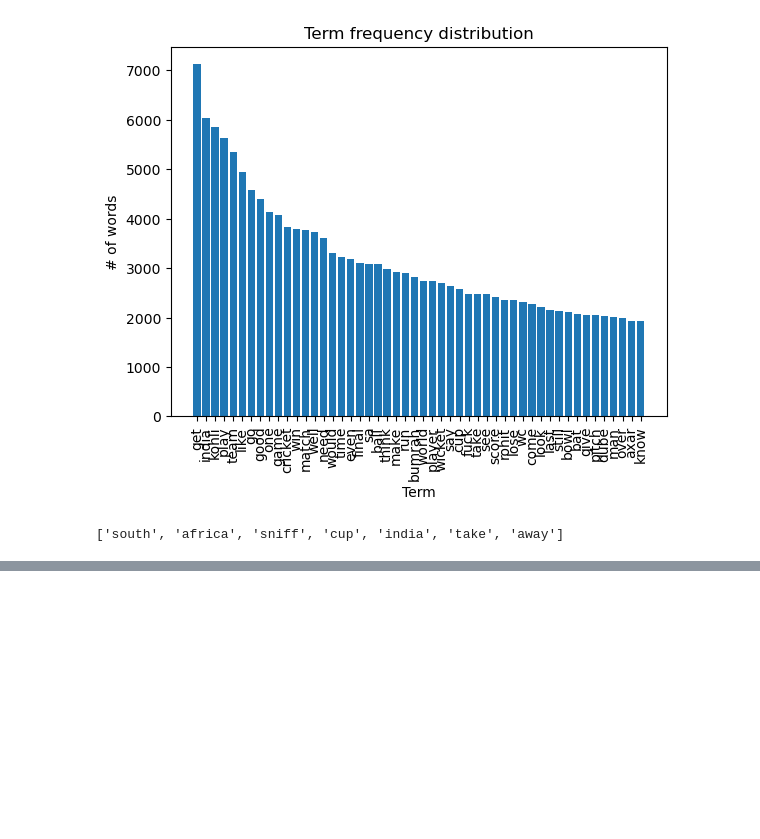
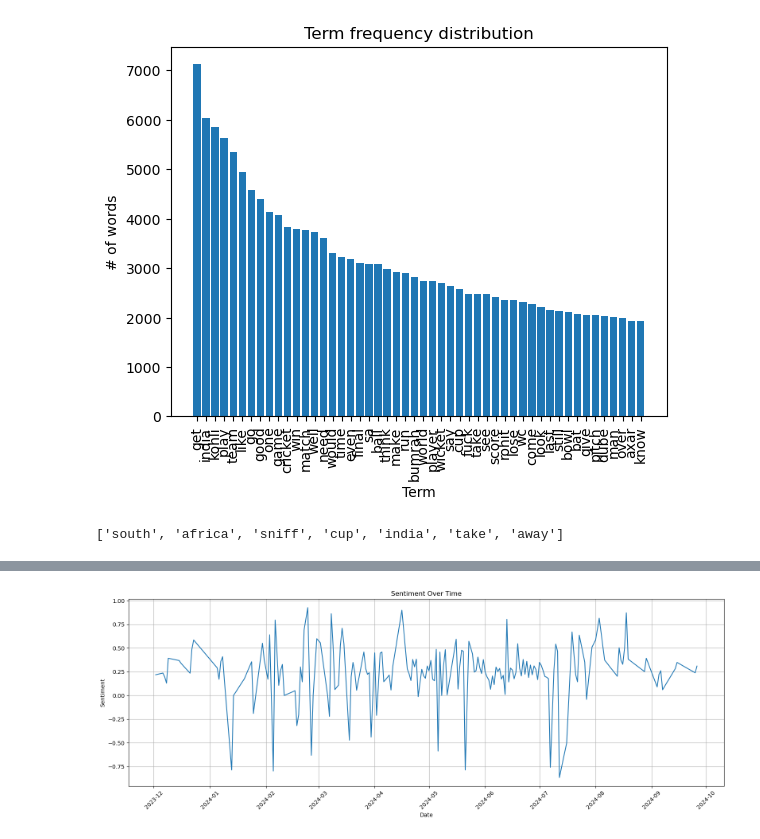
Before and after one commit to thw96/Group10_SocialMediaAssigment2, a Jupyter notebook: Scripts/Data-Extraction/T20_reddit_exploratory_analysis_preprocessing.ipynb, the cells around one changed output, grey strips where cells are left out. Saved outputs shown, nothing was run; the diff lists cells and outputs as text; code cells hidden in the pictures; blank space fills up the shorter version.

```diff
--- a/Scripts/Data-Extraction/T20_reddit_exploratory_analysis_preprocessing.ipynb
+++ b/Scripts/Data-Extraction/T20_reddit_exploratory_analysis_preprocessing.ipynb
@@ -803,0 +931,3 @@ bot_filtered_df.head()
+# %%
+low_sentiment=reddit_t20_df[date_filter_l]
+low_sentiment
@@ -803,0 +943,16 @@ bot_filtered_df.head()
+# %%
+# calculate sentiment for comments selected days
+l_vader_sentiments = []
+
+for index,row in tqdm(low_sentiment.iterrows(),total=5):
+
+    #apply pre-processing
+    text = vader_pre_processor(row['Body'])
+
+    #vader polarity score
+    vader_score = vader_analyzer.polarity_scores(text)
+
+    #time for the comment
+    comment_date = row['Time']
+
+    l_vader_sentiments.append([comment_date, vader_score['compound']])
@@ -803,0 +1131,7 @@ bot_filtered_df.head()
+# %%
+# key words in each topic
+topic1_words = ['match','team','tournament','win','lose']
+topic2_words = ['kohli', 'bumrah','rohit', 'pandya' ,'axar', 'jadeja', 'arshdeep']
+topic3_words = ['india', 'trophy','sa', 'win' ,'africa']
+topic4_words = ['bowl','bowler','spinner','spin']
+topic5_words = ['ipl', 'final','wc']
@@ -803,0 +1179,9 @@ bot_filtered_df.head()
+# %%
+start_date = {'year': 2023, 'month': 12, 'day': 1}
+end_date = {'year': 2024, 'month': 9, 'day': 27}
+# %%
+# sentiment for topic 1
+
+topic_sentiments(topic1_words,start_date,end_date)
+# %% [output]
+[figure, added]
```
Also changed, not shown: parts of 66 cells of this notebook, 1 other file.
